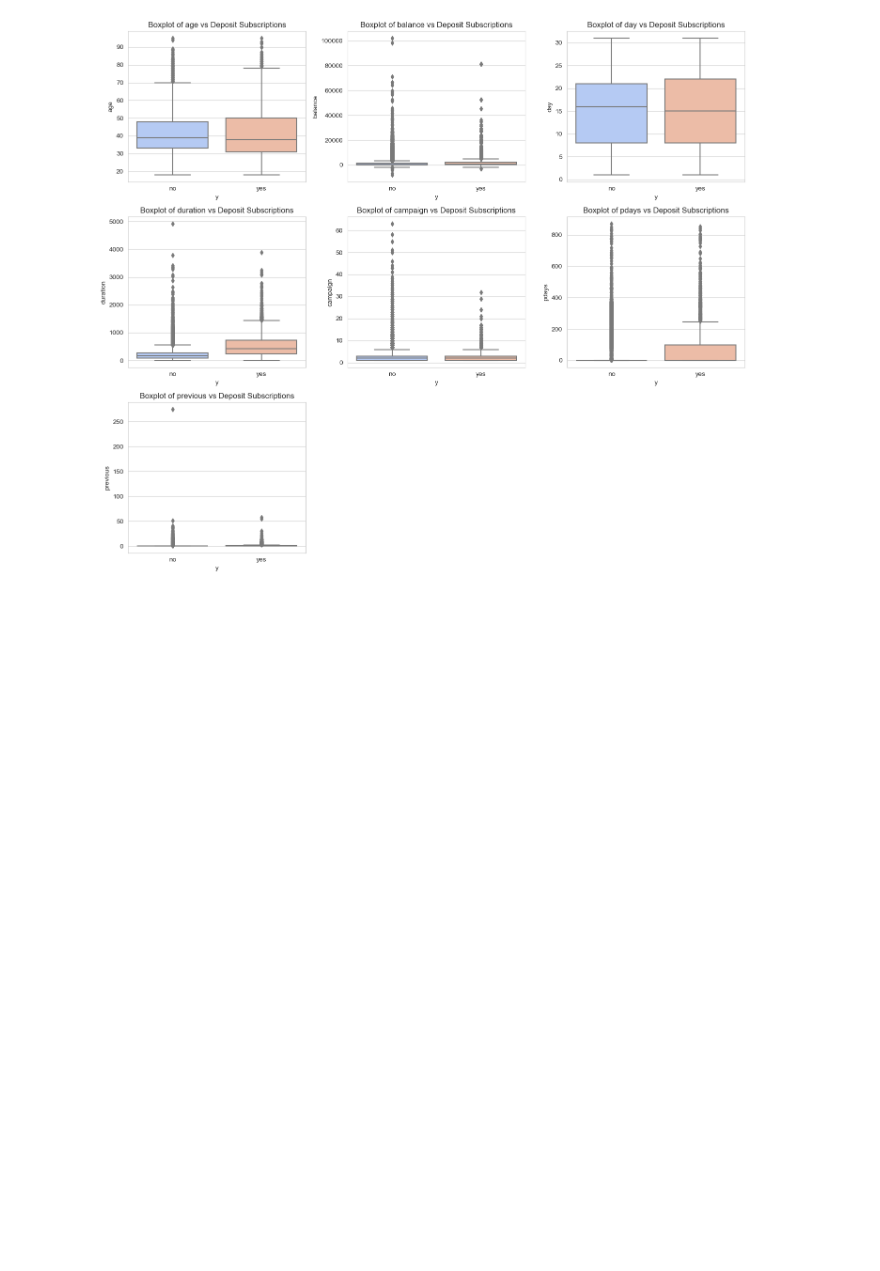
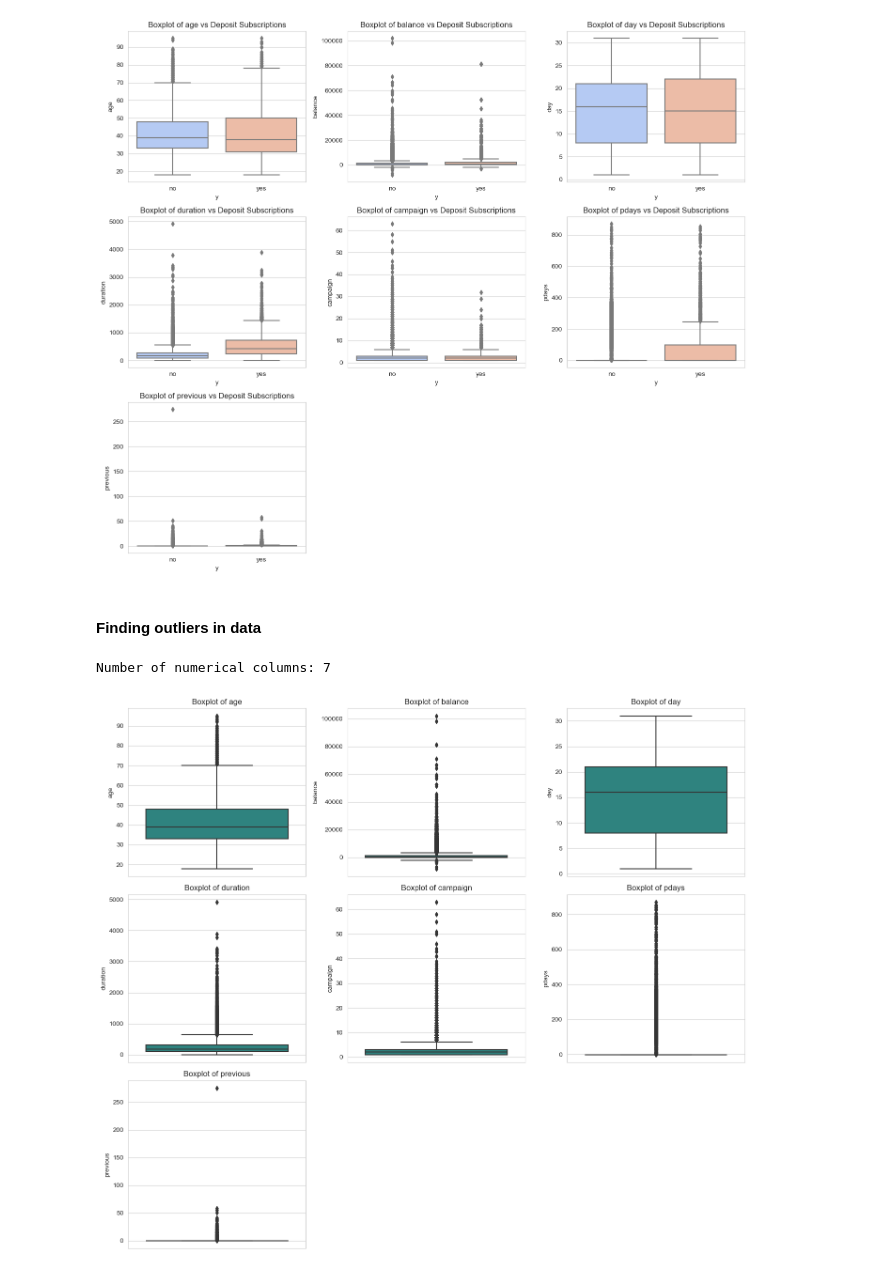
Before and after one commit to senuli-w/CM2604, a Jupyter notebook: 20220950.ipynb, the cells around one changed output. Cells and saved outputs as stored; diff of their text form; code cells hidden in the pictures; blank space fills up the shorter version.

Commit message:
outliers & correlation matrix

```diff
--- a/20220950.ipynb
+++ b/20220950.ipynb
@@ -310,3 +310,35 @@ plt.tight_layout()
 plt.show()
 # %% [output]
 [figure]
+# %% [markdown]
+#### Finding outliers in data
+# %%
+# Combine discrete and continuous features into one list for plotting
+numerical_features = discrete_features + continuous_features
+
+# Check the total number of numerical columns
+print(f"Number of numerical columns: {len(numerical_features)}")
+
+# Create subplots: Adjust rows and columns based on the number of features
+n_features = len(numerical_features)
+n_rows = (n_features + 2) // 3  # 3 columns per row
+fig, axes = plt.subplots(nrows=n_rows, ncols=3, figsize=(14, 4 * n_rows))  # Dynamic height
+axes = axes.flatten()  # Flatten axes array to iterate easily
+
+# Plot boxplots for each numerical column
+for i, col in enumerate(numerical_features):
+    sns.boxplot(data=df, y=col, ax=axes[i], palette="viridis")  # Boxplot for each column
+    axes[i].set_title(f"Boxplot of {col}")
+    axes[i].set_xlabel("")
+    axes[i].set_ylabel(col)
+
+# Turn off unused axes (if any)
+for j in range(n_features, len(axes)):
+    axes[j].axis('off')
+
+# Adjust layout for better appearance
+plt.tight_layout()
+plt.show()
+# %% [output]
+Number of numerical columns: 7
+[figure, added]
```
Also changed, not shown: parts of 4 cells of this notebook.
